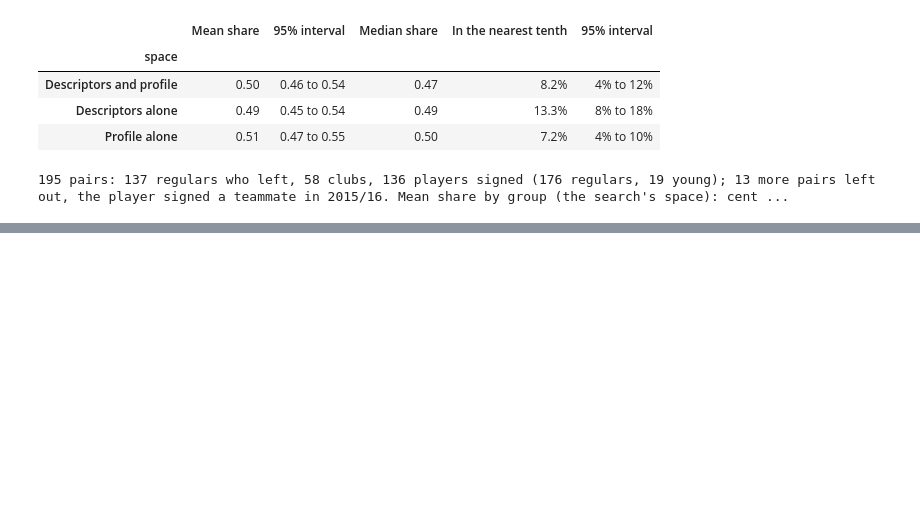
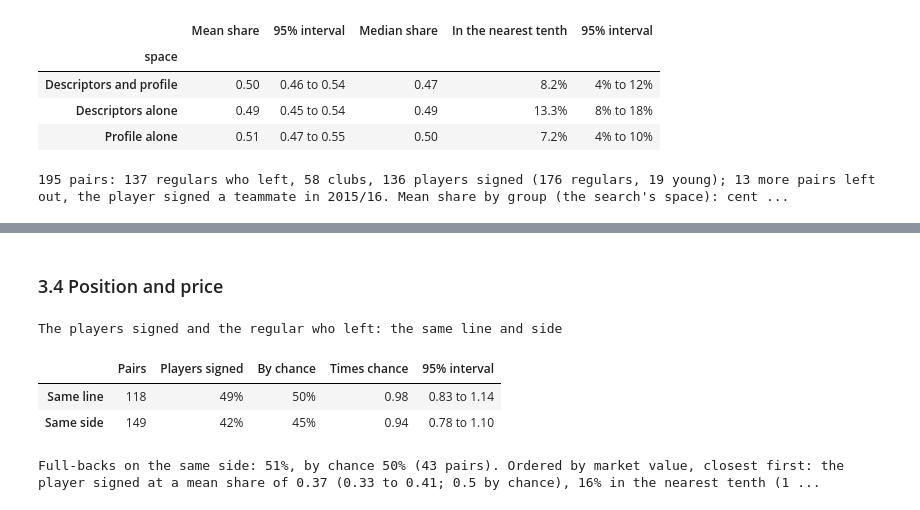
Before and after one commit to Fabiohhp/football-scouting, a Jupyter notebook: notebooks/06_similarity_search.ipynb, the cells around one changed output, grey strips where cells are left out. Cells and saved outputs as stored; diff of their text form; code cells hidden in the pictures; blank space fills up the shorter version.

```diff
--- a/notebooks/06_similarity_search.ipynb
+++ b/notebooks/06_similarity_search.ipynb
@@ -1181,0 +1125,71 @@ plt.show()
+# %% [markdown]
+### 3.4 Position and price
+# %%
+shared = []
+for q, signed in wide.index.to_frame(index=False).groupby("departed").signed:
+    found = similar(points[group.loc[q]], who, q, n=None)
+    for s in signed:
+        listed_with = found[found["list"] == found.at[s, "list"]]
+        gap = (np.log(listed_with.value) - np.log(who.at[q, "value"])).abs()
+        row = {
+            "departed": q,
+            "signed": s,  # ties share their places
+            "value": ((gap < gap[s]).sum() + (gap == gap[s]).sum() / 2) / len(listed_with),
+        }
+        for column in ("line", "side"):
+            if pd.notna(mine := who.at[q, column]):
+                row[column] = float(who.at[s, column] == mine)
+                row[f"{column}_chance"] = (listed_with[column] == mine).mean()
+        shared.append(row)
+shared = wide.index.to_frame(index=False).merge(pd.DataFrame(shared), validate="1:1")
+
+
+def shared_of(r):
+    sub = shared.iloc[r]
+    out = {}
+    for column in ("line", "side"):
+        asked = sub.dropna(subset=column)
+        out[column, "signed"] = asked[column].mean()
+        out[column, "chance"] = asked[f"{column}_chance"].mean()
+    out["value", "Mean"] = sub.value.mean()
+    out["value", "Nearest tenth"] = (sub.value <= 0.1).mean()
+    return pd.Series(out)
+
+
+shared_estimate = shared_of(np.arange(len(shared)))
+shared_draws = team_bootstrap(shared_of, shared.club.to_numpy(), DRAWS, SEED)
+table = pd.DataFrame({
+    "Pairs": [shared[c].notna().sum() for c in ("line", "side")],
+    "Players signed": [shared_estimate[c, "signed"] for c in ("line", "side")],
+    "By chance": [shared_estimate[c, "chance"] for c in ("line", "side")],
+    "Times chance": [shared_estimate[c, "signed"] / shared_estimate[c, "chance"]
+                     for c in ("line", "side")],
+    "95% interval": [
+        "{:.2f} to {:.2f}".format(*(shared_draws[c, "signed"] / shared_draws[c, "chance"])
+                                  .quantile([0.025, 0.975]))
+        for c in ("line", "side")
+    ],
+}, index=["Same line", "Same side"])  # fmt: skip
+display(
+    table.style.format({"Players signed": "{:.0%}", "By chance": "{:.0%}",
+                        "Times chance": "{:.2f}"})
+    .set_caption("The players signed and the regular who left: the same line and side")
+)  # fmt: skip
+full_backs = shared[shared.group == "FB"]
+ratio = who.value.loc[shared.signed].to_numpy() / who.value.loc[shared.departed].to_numpy()
+print(
+    f"Full-backs on the same side: {full_backs.side.mean():.0%}, by chance "
+    f"{full_backs.side_chance.mean():.0%} ({len(full_backs)} pairs). Ordered by market value, "
+    f"closest first: the player signed at a mean share of {shared_estimate['value', 'Mean']:.2f} "
+    f"({interval_of(shared_draws, 'value', 'Mean', '.2f')}; 0.5 by chance), "
+    f"{shared_estimate['value', 'Nearest tenth']:.0%} in the nearest tenth "
+    f"({interval_of(shared_draws, 'value', 'Nearest tenth', '.0%')}; 10% by chance). The player "
+    f"signed was worth a median of {np.median(ratio):.2f} times the regular who left (quartiles "
+    f"{np.quantile(ratio, 0.25):.2f} and {np.quantile(ratio, 0.75):.2f})."
+)  # fmt: skip
+# %% [output]
+The players signed and the regular who left: the same line and side
+|  | Pairs | Players signed | By chance | Times chance | 95% interval |
+| Same line | 118 | 49% | 50% | 0.98 | 0.83 to 1.14 |
+| Same side | 149 | 42% | 45% | 0.94 | 0.78 to 1.10 |
+Full-backs on the same side: 51%, by chance 50% (43 pairs). Ordered by market value, closest first: the player signed at a mean share of 0.37 (0.33 to 0.41; 0.5 by chance), 16% in the nearest tenth (1 ...
```
Also changed, not shown: parts of 7 cells of this notebook, 13 other files.
